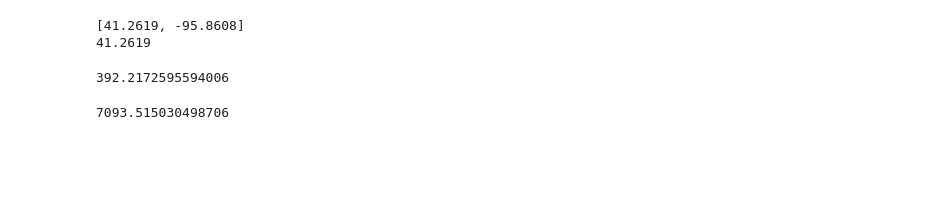
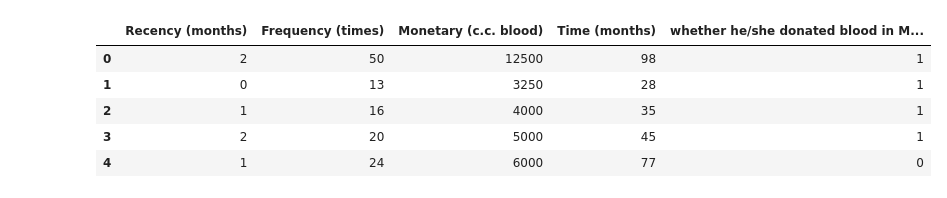
Before and after one commit to abhisheksaxena1998/FluidLedger, a Jupyter notebook: SerumLedger.ipynb, the cells around one changed output. Cells and saved outputs as stored; diff of their text form; code cells hidden in the pictures; blank space fills up the shorter version.

```diff
--- a/SerumLedger.ipynb
+++ b/SerumLedger.ipynb
@@ -33,9 +2,0 @@ Successfully installed geocoder-1.38.1 ratelim-0.1.6
-# %%
-import geocoder
-
-g = geocoder.ip('me')
-print(g.latlng)
-print (g.latlng[0])
-# %% [output]
-[41.2619, -95.8608]
-41.2619
@@ -47,8 +3,13 @@ paris = (48.8567, 2.3508)
-# %%
-haversine(lyon, paris)
-# %% [output]
-392.2172595594006
-# %%
-haversine(lyon, (32.8546, -79.9748))
-# %% [output]
-7093.515030498706
+# %%
+import pandas as pd
+import numpy as np
+
+df = pd.read_csv('transfusion.data')
+df.head()
+# %% [output]
+|  | Recency (months) | Frequency (times) | Monetary (c.c. blood) | Time (months) | whether he/she donated blood in M... |
+| 0 | 2 | 50 | 12500 | 98 | 1 |
+| 1 | 0 | 13 | 3250 | 28 | 1 |
+| 2 | 1 | 16 | 4000 | 35 | 1 |
+| 3 | 2 | 20 | 5000 | 45 | 1 |
+| 4 | 1 | 24 | 6000 | 77 | 0 |
```
Also changed, not shown: parts of 34 cells of this notebook.
